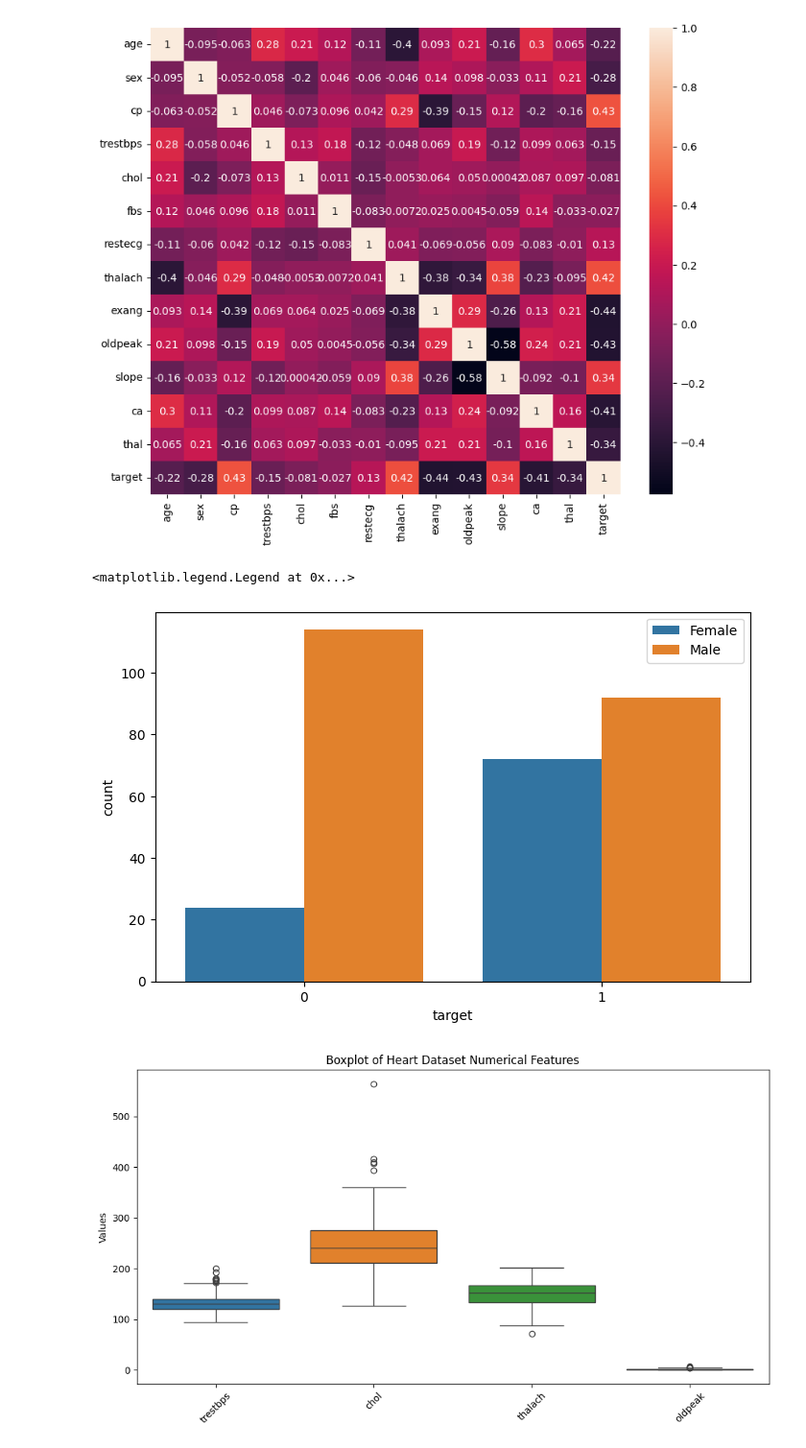
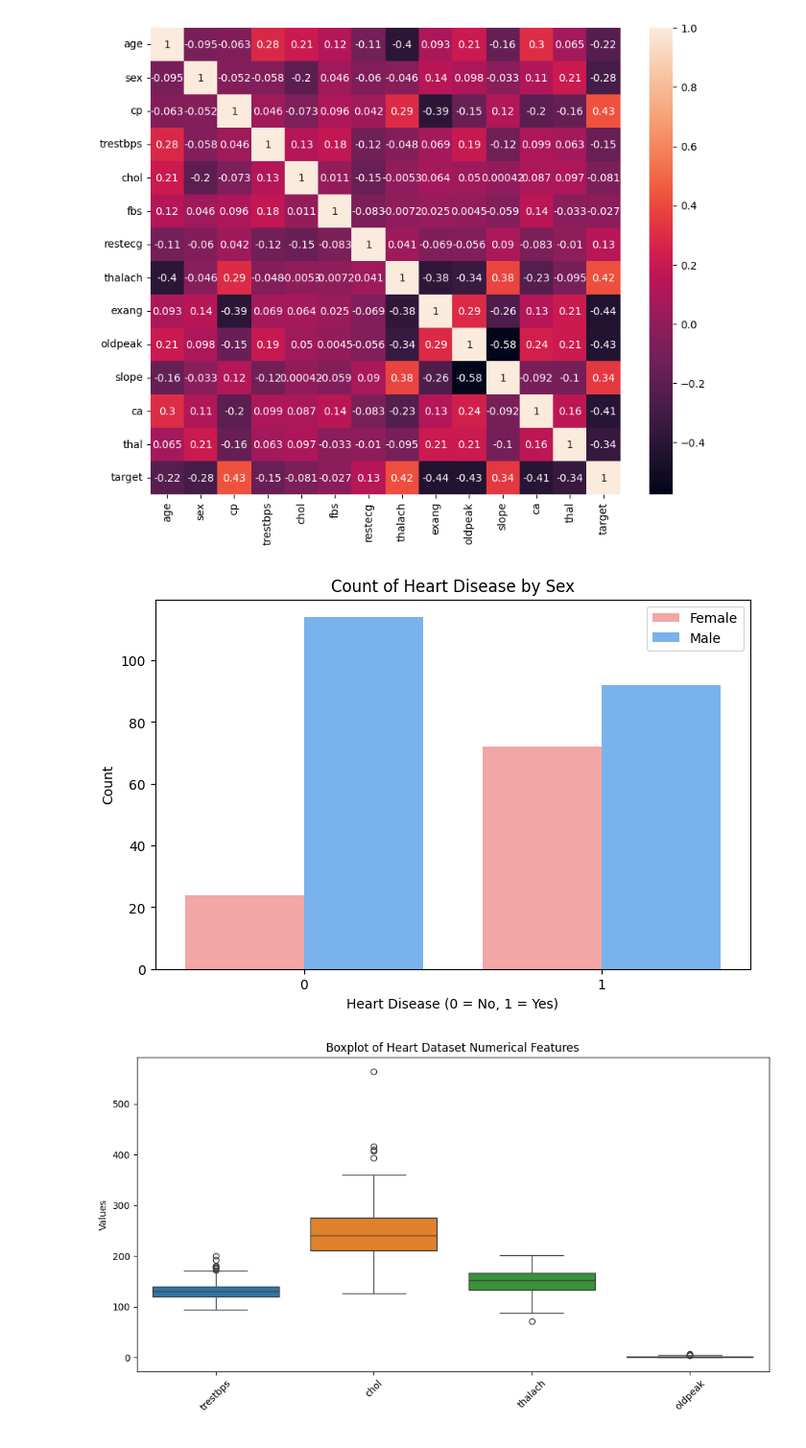
Before and after one commit to ninapeak10/DT480-Research, a Jupyter notebook: Heart Health.ipynb, the cells around one changed output. Shown at 96% size. Drawn from its saved outputs; the diff is of its cells as text; code cells hidden in the pictures.

```diff
--- a/Heart Health.ipynb
+++ b/Heart Health.ipynb
@@ -161,11 +161,15 @@ plt.show()
 # %% [output]
 [figure]
 # %%
-plt.figure(figsize=(8,5))
-sns.countplot(x=heart.target,hue=heart.sex)
+plt.figure(figsize=(8, 5))
+palette = {0: '#FF9999', 1: '#66B2FF'}
+sns.countplot(x='target', hue='sex', data=heart, palette=palette)
 plt.legend(labels=['Female', 'Male'])
+plt.title('Count of Heart Disease by Sex')
+plt.xlabel('Heart Disease (0 = No, 1 = Yes)')
+plt.ylabel('Count')
+plt.show()
 # %% [output]
-<matplotlib.legend.Legend at 0x...>
-[figure, old version]
+[figure, new version]
 # %%
 plt.figure(figsize=(12, 6))
```
Also changed, not shown: parts of 8 cells of this notebook, 1 other file.
